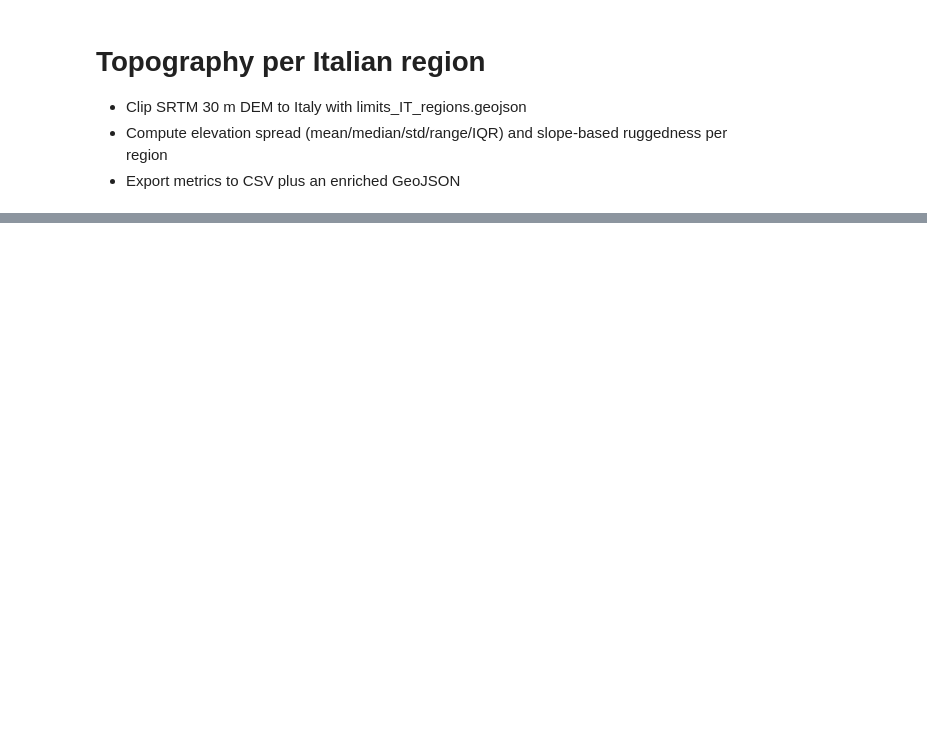
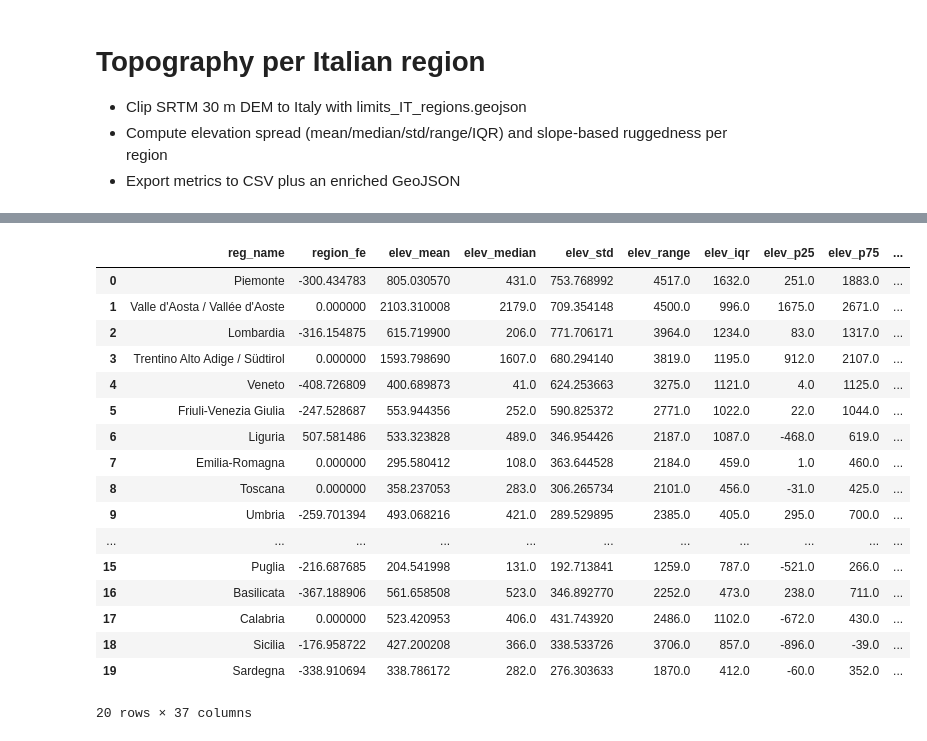
Before and after one commit to juanxgi83/juanxgi83.github.io, a Jupyter notebook: jupyter_notebooks/italy_accidents_region_analyses.ipynb, the cells around one changed output, grey strips where cells are left out. Cells and saved outputs as stored; diff of their text form; code cells hidden in the pictures; blank space fills up the shorter version.

```diff
--- a/jupyter_notebooks/italy_accidents_region_analyses.ipynb
+++ b/jupyter_notebooks/italy_accidents_region_analyses.ipynb
@@ -162,0 +367,37 @@ TypeError: Cannot convert fill_value nan to dtype int16
+# %%
+# Attach significant region fixed effects (json) as first column after region name
+weather_csv_path = data_dir / "italy_region_topography_weather_2024.csv"
+merged_df = pd.read_csv(weather_csv_path)
+fe_path = data_dir / "italy_accidents_significant_region_fixed_effects.json"
+fe_df = pd.read_json(fe_path)
+fe_df = fe_df.rename(columns={"Region": region_col, "Fixed_Effect": "region_fe"})
+
+# Normalize slashes in region names to ensure merge matches (e.g., "A/B" -> "A / B")
+merged_df[region_col] = merged_df[region_col].str.replace(r"\s*/\s*", " / ", regex=True)
+merged_df[region_col] = merged_df[region_col].replace({"Trentino-Alto Adige / Südtirol": "Trentino Alto Adige / Südtirol"})
+
+# Merge and reorder so region_fe follows reg_name/region_col
+merged_df = merged_df.merge(fe_df, on=region_col, how="left")
+ordered_cols = [region_col, "region_fe"] + [c for c in merged_df.columns if c not in {region_col, "region_fe"}]
+merged_df = merged_df[ordered_cols]
+
+merged_df
+# %% [output]
+|  | reg_name | region_fe | elev_mean | elev_median | elev_std | elev_range | elev_iqr | elev_p25 | elev_p75 | ... |
+| 0 | Piemonte | -300.434783 | 805.030570 | 431.0 | 753.768992 | 4517.0 | 1632.0 | 251.0 | 1883.0 | ... |
+| 1 | Valle d'Aosta / Vallée d'Aoste | 0.000000 | 2103.310008 | 2179.0 | 709.354148 | 4500.0 | 996.0 | 1675.0 | 2671.0 | ... |
+| 2 | Lombardia | -316.154875 | 615.719900 | 206.0 | 771.706171 | 3964.0 | 1234.0 | 83.0 | 1317.0 | ... |
+| 3 | Trentino Alto Adige / Südtirol | 0.000000 | 1593.798690 | 1607.0 | 680.294140 | 3819.0 | 1195.0 | 912.0 | 2107.0 | ... |
+| 4 | Veneto | -408.726809 | 400.689873 | 41.0 | 624.253663 | 3275.0 | 1121.0 | 4.0 | 1125.0 | ... |
+| 5 | Friuli-Venezia Giulia | -247.528687 | 553.944356 | 252.0 | 590.825372 | 2771.0 | 1022.0 | 22.0 | 1044.0 | ... |
+| 6 | Liguria | 507.581486 | 533.323828 | 489.0 | 346.954426 | 2187.0 | 1087.0 | -468.0 | 619.0 | ... |
+| 7 | Emilia-Romagna | 0.000000 | 295.580412 | 108.0 | 363.644528 | 2184.0 | 459.0 | 1.0 | 460.0 | ... |
+| 8 | Toscana | 0.000000 | 358.237053 | 283.0 | 306.265734 | 2101.0 | 456.0 | -31.0 | 425.0 | ... |
+| 9 | Umbria | -259.701394 | 493.068216 | 421.0 | 289.529895 | 2385.0 | 405.0 | 295.0 | 700.0 | ... |
+| ... | ... | ... | ... | ... | ... | ... | ... | ... | ... | ... |
+| 15 | Puglia | -216.687685 | 204.541998 | 131.0 | 192.713841 | 1259.0 | 787.0 | -521.0 | 266.0 | ... |
+| 16 | Basilicata | -367.188906 | 561.658508 | 523.0 | 346.892770 | 2252.0 | 473.0 | 238.0 | 711.0 | ... |
+| 17 | Calabria | 0.000000 | 523.420953 | 406.0 | 431.743920 | 2486.0 | 1102.0 | -672.0 | 430.0 | ... |
+| 18 | Sicilia | -176.958722 | 427.200208 | 366.0 | 338.533726 | 3706.0 | 857.0 | -896.0 | -39.0 | ... |
+| 19 | Sardegna | -338.910694 | 338.786172 | 282.0 | 276.303633 | 1870.0 | 412.0 | -60.0 | 352.0 | ... |
+20 rows × 37 columns
```
Also changed, not shown: parts of 7 cells of this notebook, 40 other files.
